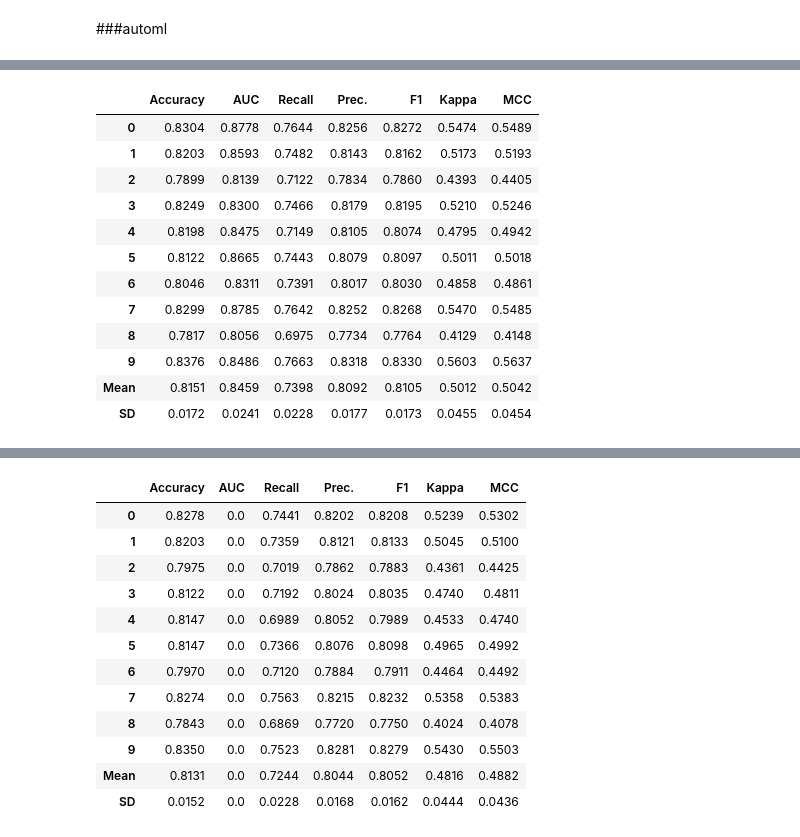
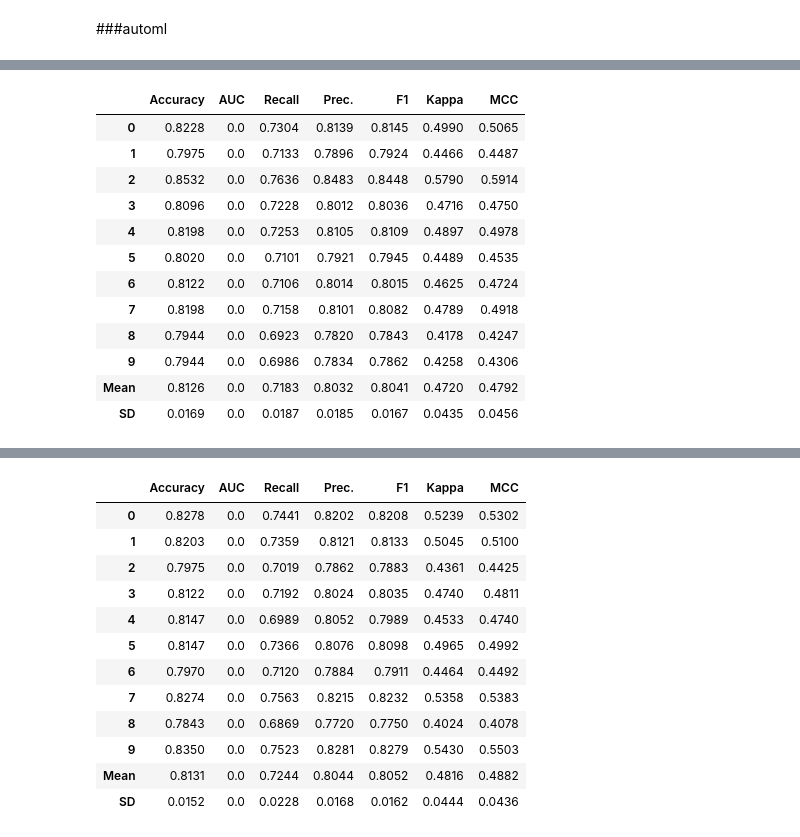
Before and after one commit to jjefferson2006/DSWP_JJ_altera, a Jupyter notebook: desafio_analise1.ipynb, the cells around one changed output, grey strips where cells are left out. Cells and saved outputs as stored; diff of their text form; code cells hidden in the pictures.

```diff
--- a/desafio_analise1.ipynb
+++ b/desafio_analise1.ipynb
@@ -674,16 +689,16 @@ lda = create_model('lda')
-# %%
-tuned_lda = tune_model(lda)
-# %% [output]
-|  | Accuracy | AUC | Recall | Prec. | F1 | Kappa | MCC |
-| 0 | 0.8304 | 0.8778 | 0.7644 | 0.8256 | 0.8272 | 0.5474 | 0.5489 |
-| 1 | 0.8203 | 0.8593 | 0.7482 | 0.8143 | 0.8162 | 0.5173 | 0.5193 |
-| 2 | 0.7899 | 0.8139 | 0.7122 | 0.7834 | 0.7860 | 0.4393 | 0.4405 |
-| 3 | 0.8249 | 0.8300 | 0.7466 | 0.8179 | 0.8195 | 0.5210 | 0.5246 |
-| 4 | 0.8198 | 0.8475 | 0.7149 | 0.8105 | 0.8074 | 0.4795 | 0.4942 |
-| 5 | 0.8122 | 0.8665 | 0.7443 | 0.8079 | 0.8097 | 0.5011 | 0.5018 |
-| 6 | 0.8046 | 0.8311 | 0.7391 | 0.8017 | 0.8030 | 0.4858 | 0.4861 |
-| 7 | 0.8299 | 0.8785 | 0.7642 | 0.8252 | 0.8268 | 0.5470 | 0.5485 |
-| 8 | 0.7817 | 0.8056 | 0.6975 | 0.7734 | 0.7764 | 0.4129 | 0.4148 |
-| 9 | 0.8376 | 0.8486 | 0.7663 | 0.8318 | 0.8330 | 0.5603 | 0.5637 |
-| Mean | 0.8151 | 0.8459 | 0.7398 | 0.8092 | 0.8105 | 0.5012 | 0.5042 |
-| SD | 0.0172 | 0.0241 | 0.0228 | 0.0177 | 0.0173 | 0.0455 | 0.0454 |
+# %%
+ridge = create_model('ridge')
+# %% [output]
+|  | Accuracy | AUC | Recall | Prec. | F1 | Kappa | MCC |
+| 0 | 0.8228 | 0.0 | 0.7304 | 0.8139 | 0.8145 | 0.4990 | 0.5065 |
+| 1 | 0.7975 | 0.0 | 0.7133 | 0.7896 | 0.7924 | 0.4466 | 0.4487 |
+| 2 | 0.8532 | 0.0 | 0.7636 | 0.8483 | 0.8448 | 0.5790 | 0.5914 |
+| 3 | 0.8096 | 0.0 | 0.7228 | 0.8012 | 0.8036 | 0.4716 | 0.4750 |
+| 4 | 0.8198 | 0.0 | 0.7253 | 0.8105 | 0.8109 | 0.4897 | 0.4978 |
+| 5 | 0.8020 | 0.0 | 0.7101 | 0.7921 | 0.7945 | 0.4489 | 0.4535 |
+| 6 | 0.8122 | 0.0 | 0.7106 | 0.8014 | 0.8015 | 0.4625 | 0.4724 |
+| 7 | 0.8198 | 0.0 | 0.7158 | 0.8101 | 0.8082 | 0.4789 | 0.4918 |
+| 8 | 0.7944 | 0.0 | 0.6923 | 0.7820 | 0.7843 | 0.4178 | 0.4247 |
+| 9 | 0.7944 | 0.0 | 0.6986 | 0.7834 | 0.7862 | 0.4258 | 0.4306 |
+| Mean | 0.8126 | 0.0 | 0.7183 | 0.8032 | 0.8041 | 0.4720 | 0.4792 |
+| SD | 0.0169 | 0.0 | 0.0187 | 0.0185 | 0.0167 | 0.0435 | 0.0456 |
```
Also changed, not shown: parts of 21 cells of this notebook.
